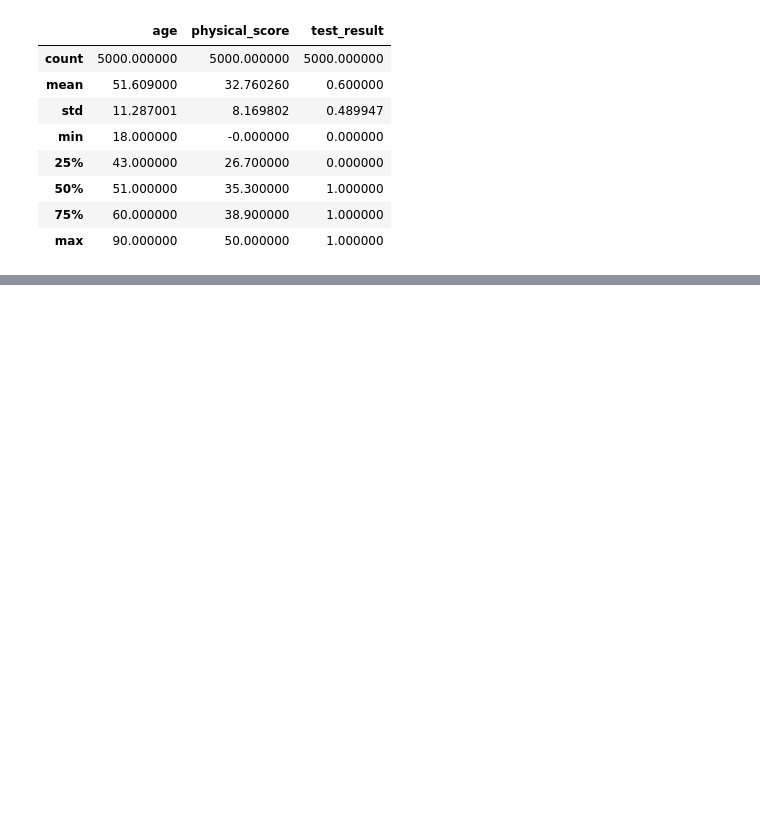
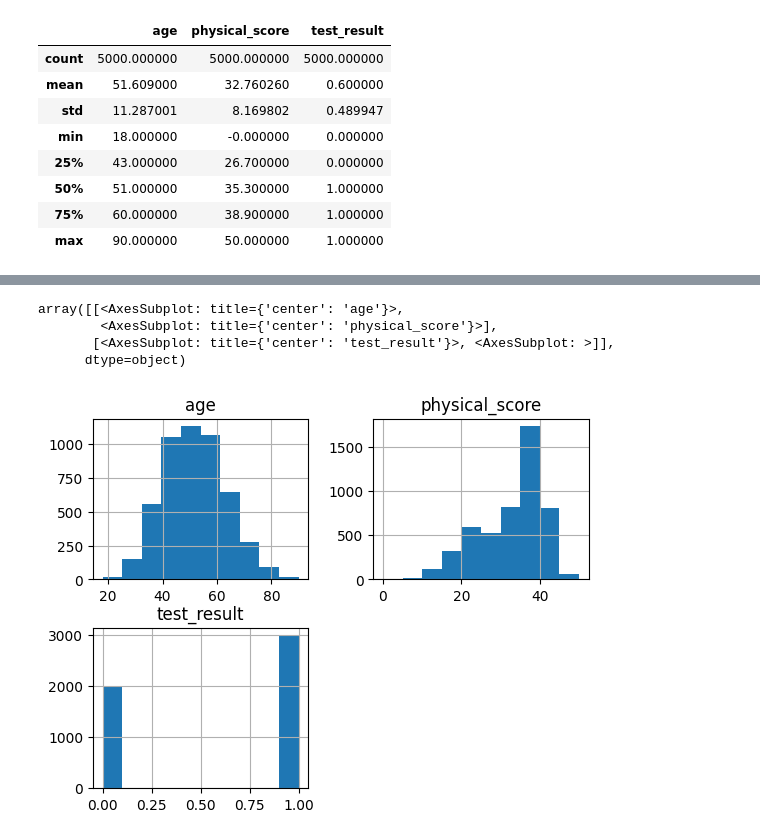
Before and after one commit to syedsajjadaskari/MachineLearning, a Jupyter notebook: Logistic/logistic_regression.ipynb, the cells around one changed output, grey strips where cells are left out. Drawn from its saved outputs; the diff is of its cells as text; code cells hidden in the pictures; blank space fills up the shorter version.

```diff
--- a/Logistic/logistic_regression.ipynb
+++ b/Logistic/logistic_regression.ipynb
@@ -38,0 +56,9 @@ data.describe()
+# %%
+
+data.hist()
+# %% [output]
+array([[<AxesSubplot: title={'center': 'age'}>,
+        <AxesSubplot: title={'center': 'physical_score'}>],
+       [<AxesSubplot: title={'center': 'test_result'}>, <AxesSubplot: >]],
+      dtype=object)
+[figure, added]
```
Also changed, not shown: parts of 17 cells of this notebook, 2 other files.
